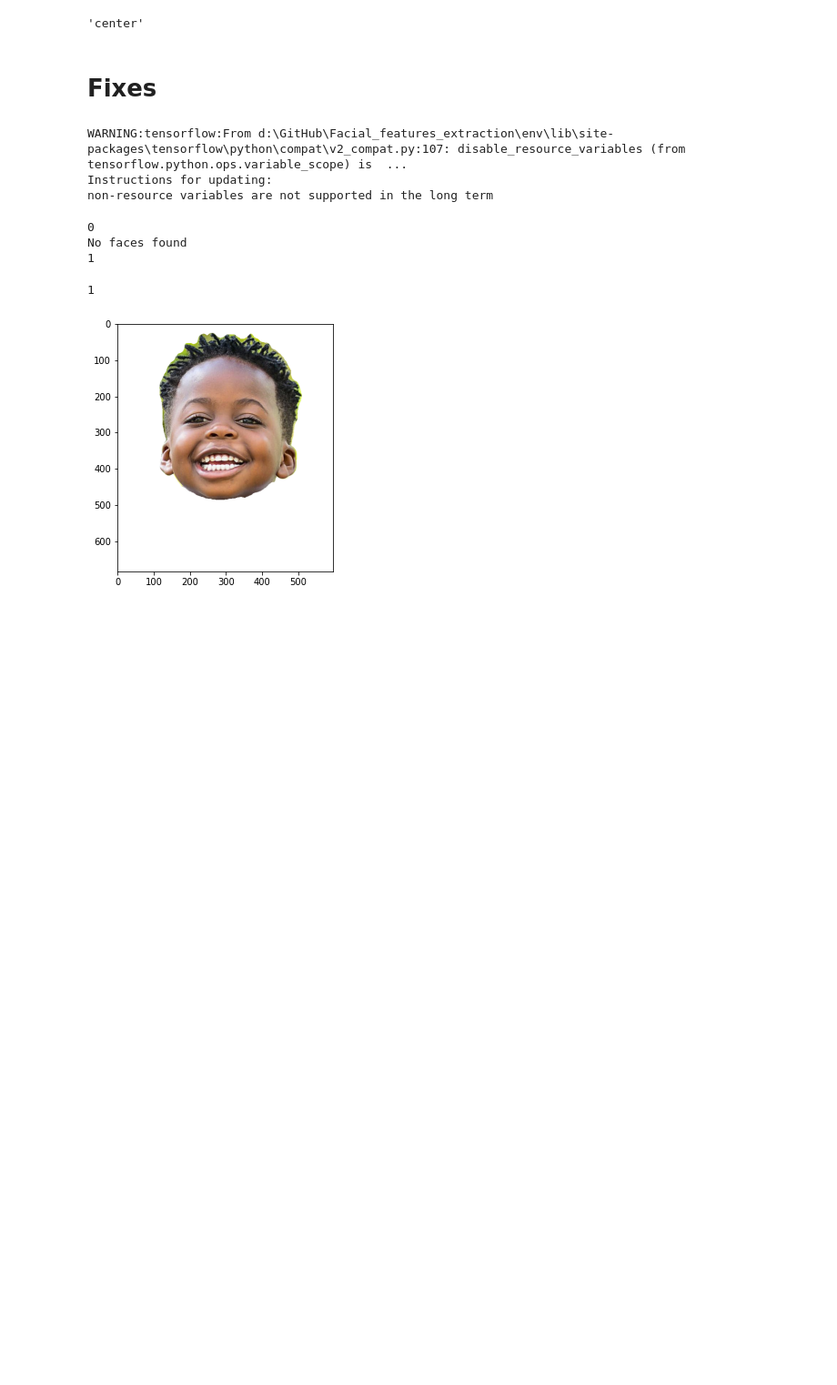
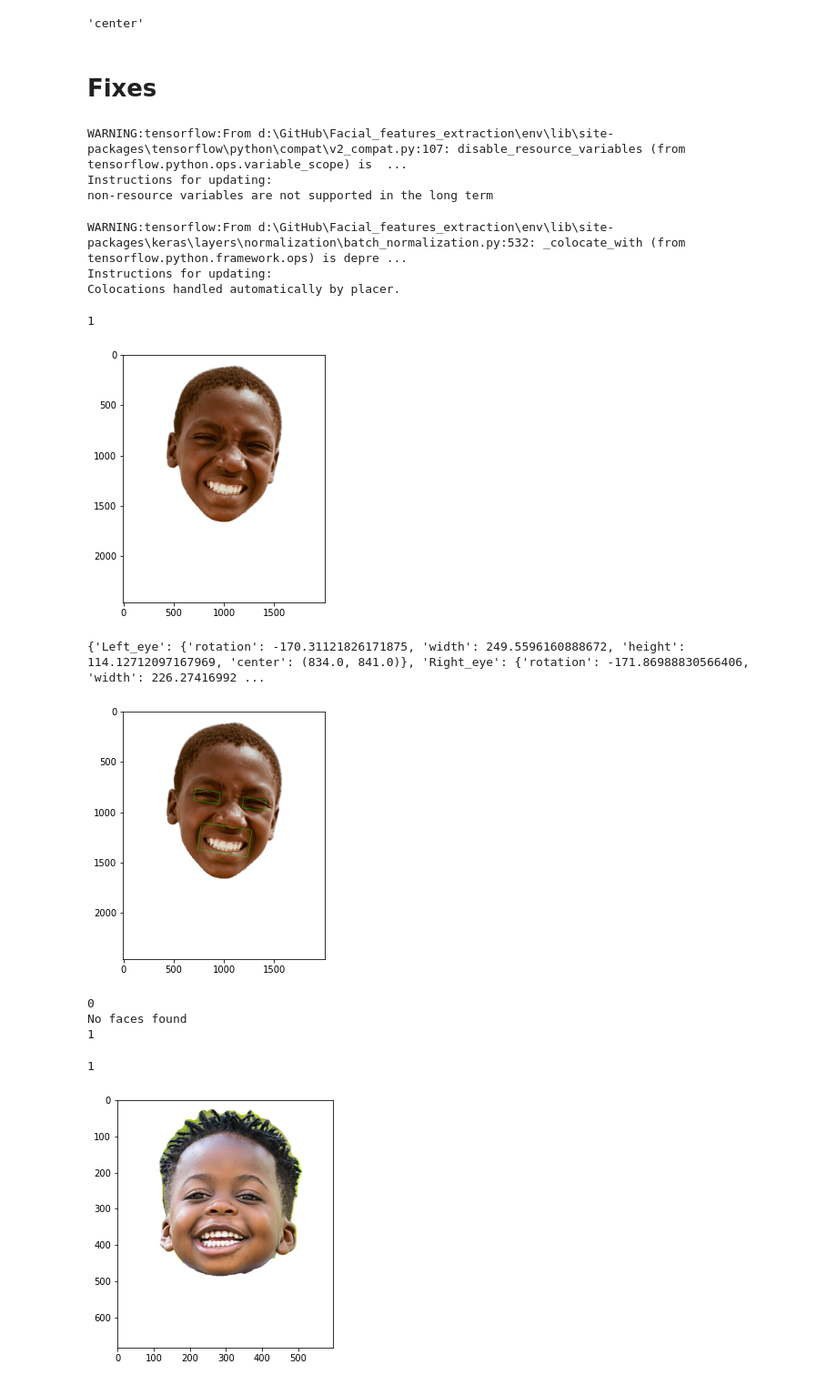
Before and after one commit to maaz9898/Facial_features_extraction, a Jupyter notebook: test.ipynb, the cells around one changed output. Shown at 91% size. Cells and saved outputs as stored; diff of their text form; code cells hidden in the pictures; blank space fills up the shorter version.

```diff
--- a/test.ipynb
+++ b/test.ipynb
@@ -7,10 +7,11 @@ def cv2_imshow(img):
     plt.imshow(cv2.cvtColor(img, cv2.COLOR_BGR2RGB))
     plt.show()
 # %%
-from urllib.request import urlopen
+from urllib.request import urlopen, Request
 def urlToImage(url:str):
-    req = urlopen(url)
-    arr = np.asarray(bytearray(req.read()), dtype=np.uint8)
+    req = Request(url, headers={'User-Agent': 'Mozilla/5.0'})
+    resp = urlopen(req)
+    arr = np.asarray(bytearray(resp.read()), dtype=np.uint8)
     img = cv2.imdecode(arr, -1) # 'Load it as it is'
     return img
 # %%
@@ -623,6 +626,47 @@ import numpy as np
 WARNING:tensorflow:From d:\GitHub\Facial_features_extraction\env\lib\site-packages\tensorflow\python\compat\v2_compat.py:107: disable_resource_variables (from tensorflow.python.ops.variable_scope) is  ...
 Instructions for updating:
 non-resource variables are not supported in the long term
+# %%
+imageUrls = [
+    "https://taptapstories.com/myfiles/uploads/KarpEm2zj8YRdMlGeaBKPU7WdzYT1G2vVhcNkcS7.jpg"
+]
+
+def segmentFuncTest(imageUrls = []):
+    for imageUrl in imageUrls:
+
+        image = urlToImage(imageUrl)
+        fe = FeatureExtractor(image)
+        segment = fe.segmentFace(image)
+        if segment is not None:
+            print(len(segment))
+
+            for idx, seg in enumerate(segment):
+                seg = seg.astype(np.uint8)
+                cv2_imshow(seg)
+                fe.img = seg.copy()
+                try:
+                    json_data = fe.extractFeatures()
+                    print(json_data)
+                    output_image = drawFeatures(json_data, seg)
+
+                    cv2_imshow(output_image)
+                    # cv2.imwrite(f'output/{i}_face_{idx}.png', output_image)
+                except Exception as e:
+                    print(e)
+                    pass
+
+        else:
+            print("No faces found")
+
+segmentFuncTest(imageUrls)
+# %% [output]
+WARNING:tensorflow:From d:\GitHub\Facial_features_extraction\env\lib\site-packages\keras\layers\normalization\batch_normalization.py:532: _colocate_with (from tensorflow.python.framework.ops) is depre ...
+Instructions for updating:
+Colocations handled automatically by placer.
+1
+[figure, added]
+{'Left_eye': {'rotation': -170.31121826171875, 'width': 249.5596160888672, 'height': 114.12712097167969, 'center': (834.0, 841.0)}, 'Right_eye': {'rotation': -171.86988830566406, 'width': 226.27416992 ...
+[figure, added]
 # %%
 def runAllTests():
     for i in range(0,16):
```
Also changed, not shown: parts of 2 cells of this notebook.
